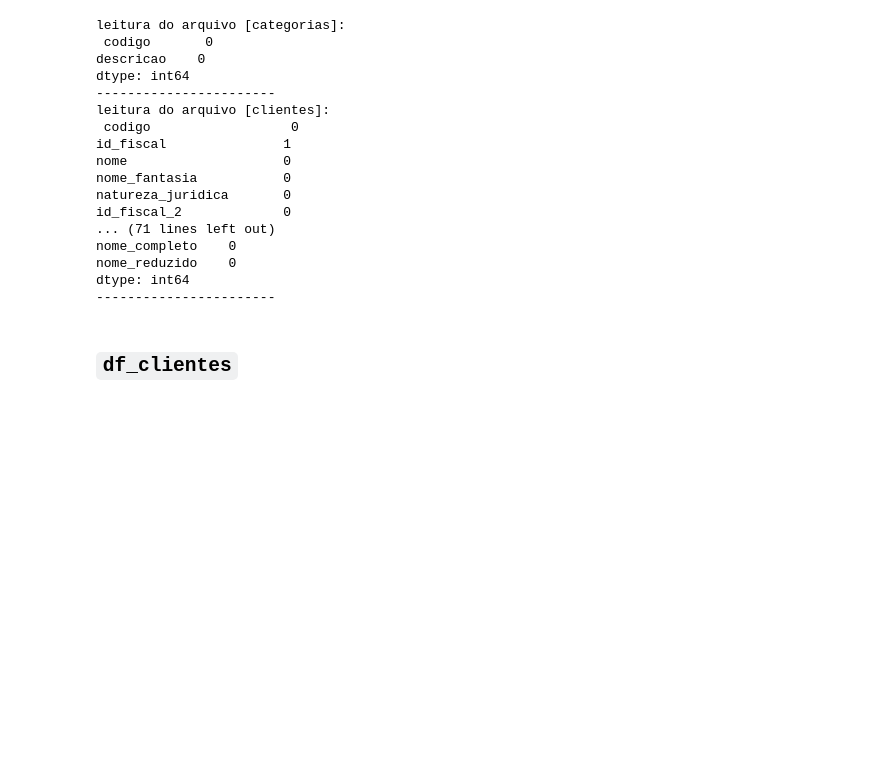
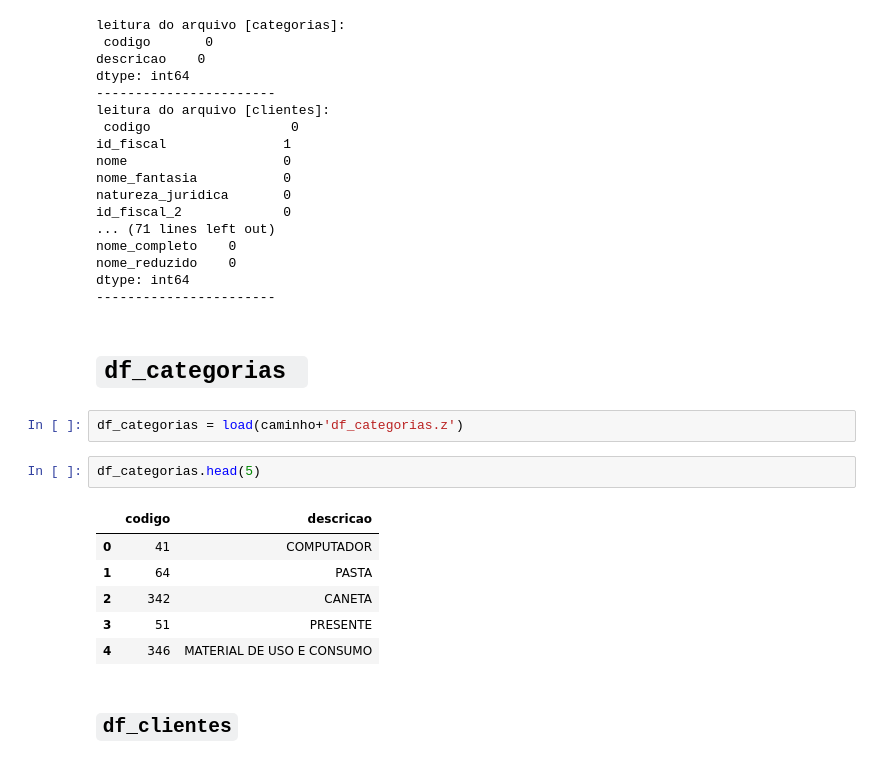
Before and after one commit to iambel/clustering, a Jupyter notebook: data science/isabel/tratamento_dados.ipynb, the cells around one changed output. Saved outputs shown, nothing was run; the diff lists cells and outputs as text; blank space fills up the shorter version.

```diff
--- a/data science/isabel/tratamento_dados.ipynb
+++ b/data science/isabel/tratamento_dados.ipynb
@@ -40,6 +40,19 @@ nome_completo    0
 nome_reduzido    0
 dtype: int64
 -----------------------
+# %% [markdown]
+# `df_categorias `
+# %%
+df_categorias = load(caminho+'df_categorias.z')
+# %%
+df_categorias.head(5)
+# %% [output]
+|  | codigo | descricao |
+| 0 | 41 | COMPUTADOR |
+| 1 | 64 | PASTA |
+| 2 | 342 | CANETA |
+| 3 | 51 | PRESENTE |
+| 4 | 346 | MATERIAL DE USO E CONSUMO |
 # %% [markdown]
 ## `df_clientes`
 # %%
```
Also changed, not shown: parts of 6 cells of this notebook, 2 other files.
